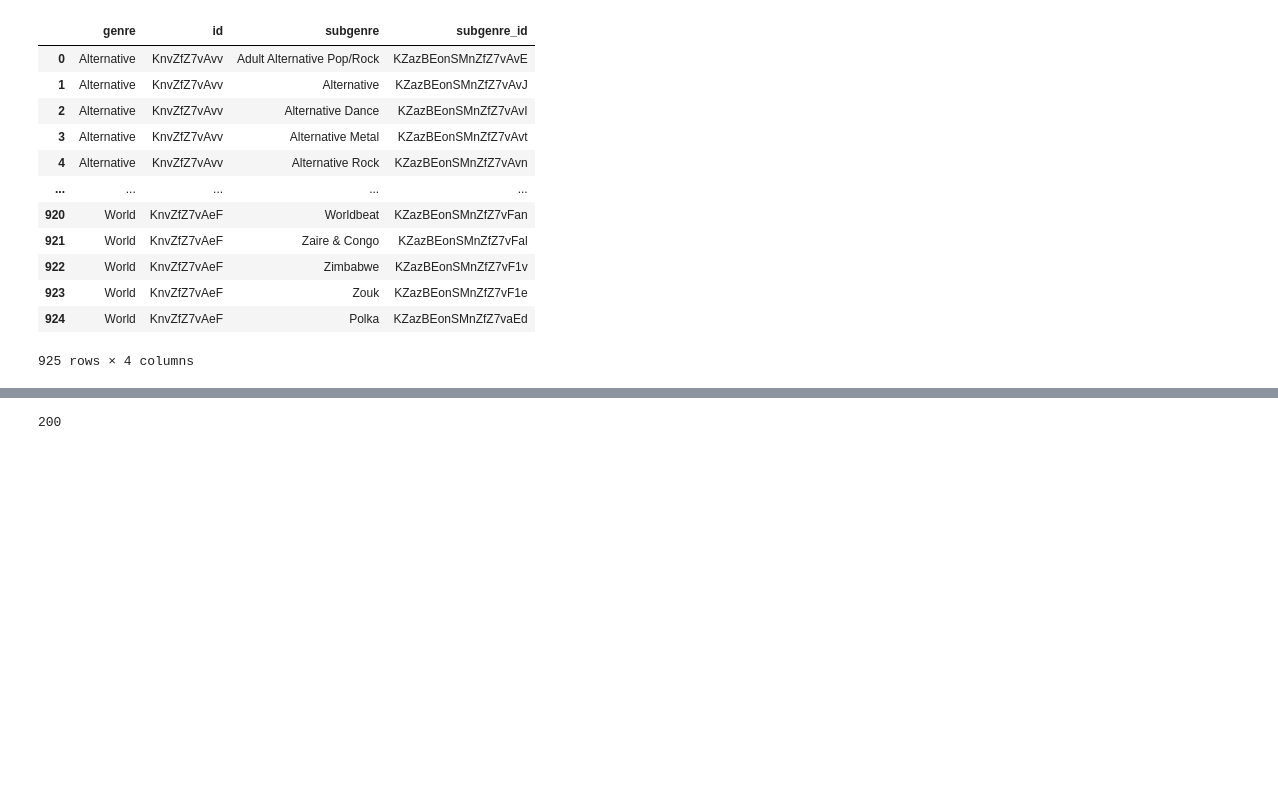
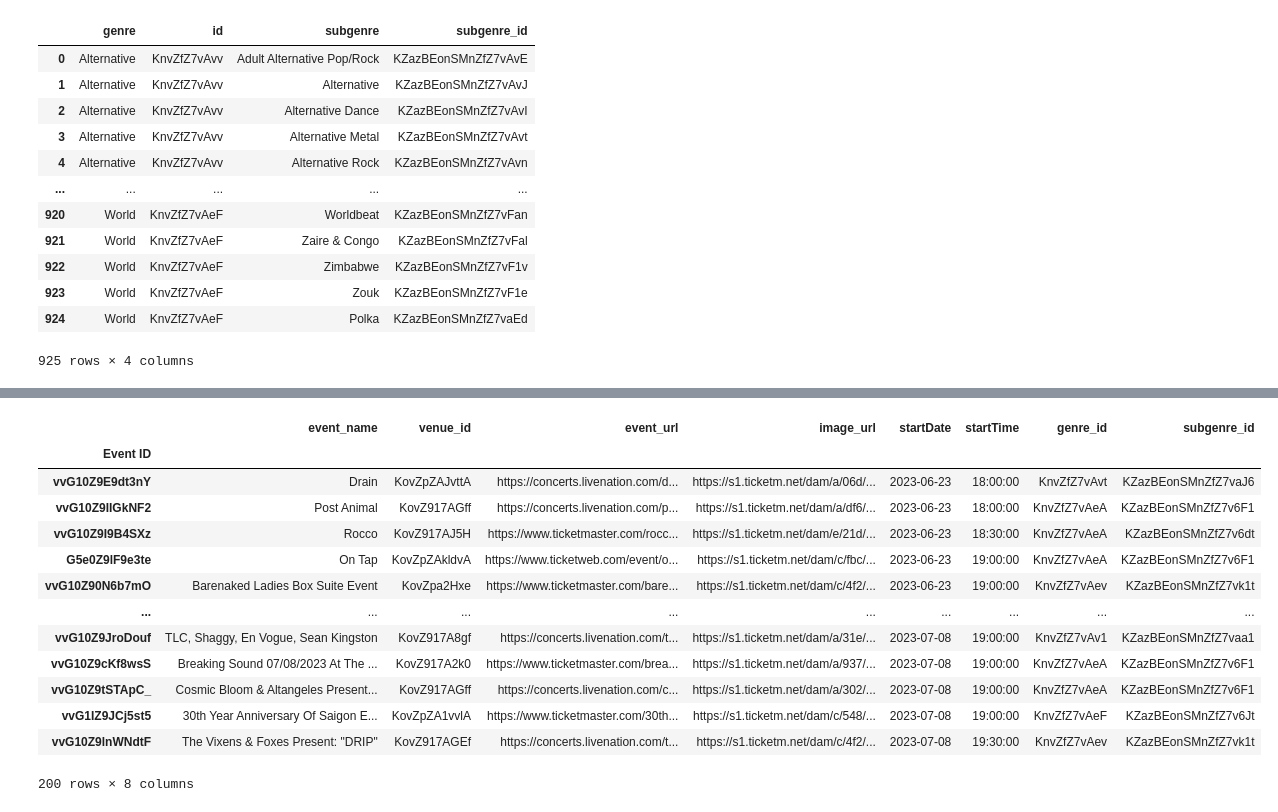
Before and after one commit to chanellelgonzalez/Project03_Visualization_SHOWWW, a Jupyter notebook: ticket_dev_api_import.ipynb, the cells around one changed output, grey strips where cells are left out. Drawn from its saved outputs; the diff is of its cells as text; code cells hidden in the pictures; blank space fills up the shorter version.

```diff
--- a/ticket_dev_api_import.ipynb
+++ b/ticket_dev_api_import.ipynb
@@ -174,11 +177,27 @@ seatmap_df
 # %%
 event_df = pd.DataFrame(event_data)
 event_df = event_df.set_index('Event ID')
+event_df = event_df.rename(columns={'Event ID':'event_id','Event Name':'event_name','Venue ID':'venue_id','Event URL':'event_url',
+                                      'Image URL':'image_url','Start Date':'startDate','Start Time':'startTime','Genre ID':'genre_id',
+                                      'Subgenre ID':'subgenre_id'})
 event_df.to_csv('csv_tables/events.csv')
 
-print(len(event_df.index))
+event_df
 # %% [output]
+|  | event_name | venue_id | event_url | image_url | startDate | startTime | genre_id | subgenre_id |
+| Event ID |  |  |  |  |  |  |  |  |
+| vvG10Z9E9dt3nY | Drain | KovZpZAJvttA | https://concerts.livenation.com/d... | https://s1.ticketm.net/dam/a/06d/... | 2023-06-23 | 18:00:00 | KnvZfZ7vAvt | KZazBEonSMnZfZ7vaJ6 |
+| vvG10Z9IIGkNF2 | Post Animal | KovZ917AGff | https://concerts.livenation.com/p... | https://s1.ticketm.net/dam/a/df6/... | 2023-06-23 | 18:00:00 | KnvZfZ7vAeA | KZazBEonSMnZfZ7v6F1 |
+| vvG10Z9I9B4SXz | Rocco | KovZ917AJ5H | https://www.ticketmaster.com/rocc... | https://s1.ticketm.net/dam/e/21d/... | 2023-06-23 | 18:30:00 | KnvZfZ7vAeA | KZazBEonSMnZfZ7v6dt |
+| G5e0Z9lF9e3te | On Tap | KovZpZAkldvA | https://www.ticketweb.com/event/o... | https://s1.ticketm.net/dam/c/fbc/... | 2023-06-23 | 19:00:00 | KnvZfZ7vAeA | KZazBEonSMnZfZ7v6F1 |
+| vvG10Z90N6b7mO | Barenaked Ladies Box Suite Event | KovZpa2Hxe | https://www.ticketmaster.com/bare... | https://s1.ticketm.net/dam/c/4f2/... | 2023-06-23 | 19:00:00 | KnvZfZ7vAev | KZazBEonSMnZfZ7vk1t |
+| ... | ... | ... | ... | ... | ... | ... | ... | ... |
+| vvG10Z9JroDouf | TLC, Shaggy, En Vogue, Sean Kingston | KovZ917A8gf | https://concerts.livenation.com/t... | https://s1.ticketm.net/dam/a/31e/... | 2023-07-08 | 19:00:00 | KnvZfZ7vAv1 | KZazBEonSMnZfZ7vaa1 |
+| vvG10Z9cKf8wsS | Breaking Sound 07/08/2023 At The ... | KovZ917A2k0 | https://www.ticketmaster.com/brea... | https://s1.ticketm.net/dam/a/937/... | 2023-07-08 | 19:00:00 | KnvZfZ7vAeA | KZazBEonSMnZfZ7v6F1 |
+| vvG10Z9tSTApC_ | Cosmic Bloom & Altangeles Present... | KovZ917AGff | https://concerts.livenation.com/c... | https://s1.ticketm.net/dam/a/302/... | 2023-07-08 | 19:00:00 | KnvZfZ7vAeA | KZazBEonSMnZfZ7v6F1 |
+| vvG1IZ9JCj5st5 | 30th Year Anniversary Of Saigon E... | KovZpZA1vvlA | https://www.ticketmaster.com/30th... | https://s1.ticketm.net/dam/c/548/... | 2023-07-08 | 19:00:00 | KnvZfZ7vAeF | KZazBEonSMnZfZ7v6Jt |
+| vvG10Z9lnWNdtF | The Vixens & Foxes Present: "DRIP" | KovZ917AGEf | https://concerts.livenation.com/t... | https://s1.ticketm.net/dam/c/4f2/... | 2023-07-08 | 19:30:00 | KnvZfZ7vAev | KZazBEonSMnZfZ7vk1t |
-200
+200 rows × 8 columns
 # %%
 
 venue_df = pd.DataFrame(venue_data)
```
Also changed, not shown: parts of 2 cells of this notebook, 4 other files.
